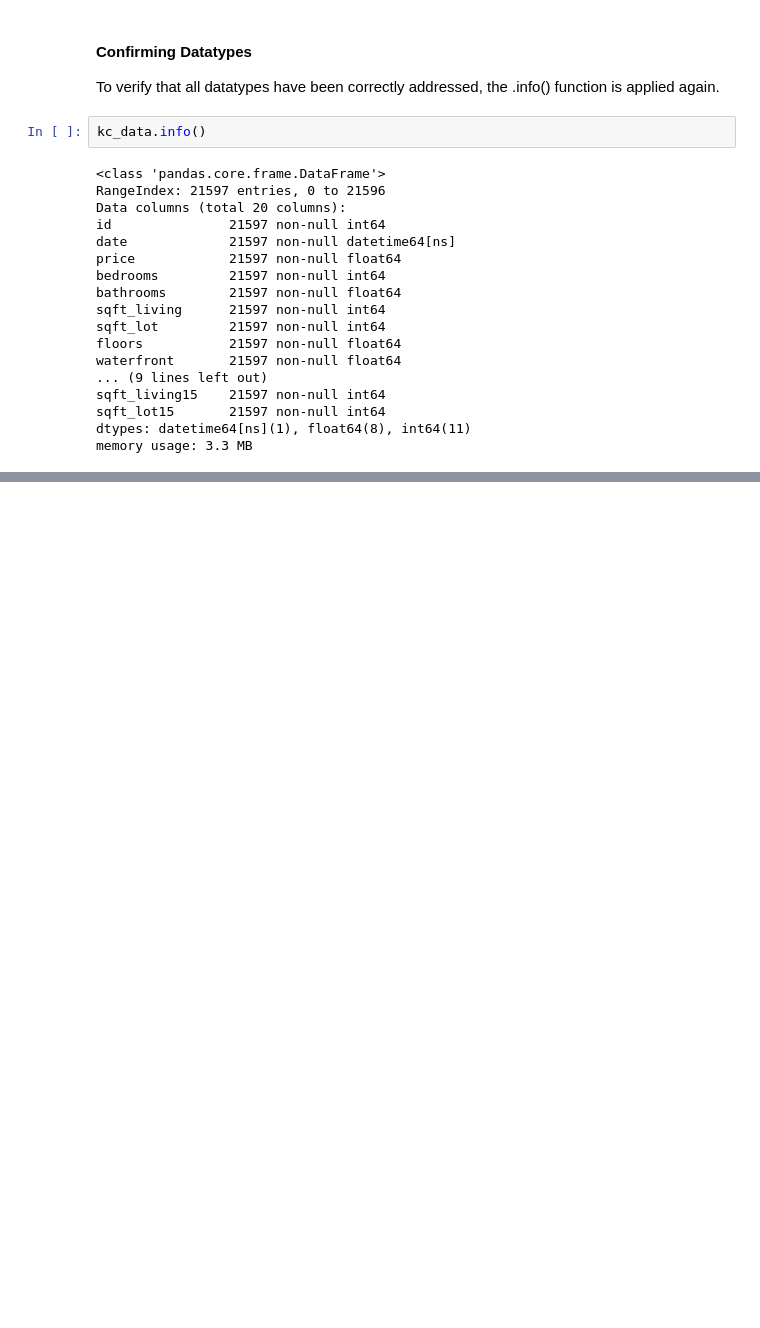
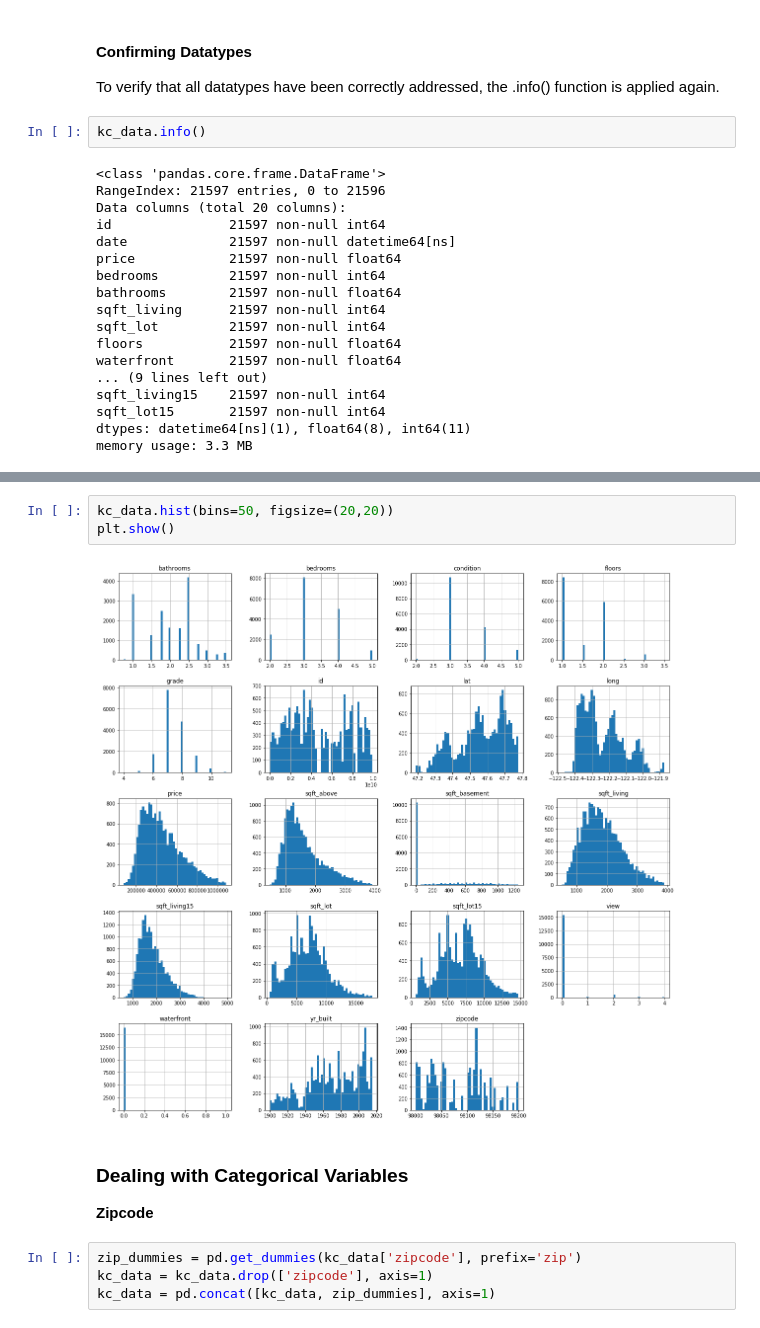
Before and after one commit to isobeldaley/dsc-v2-mod1-final-project-online-ds-ft-071519, a Jupyter notebook: student.ipynb, the cells around one changed output, grey strips where cells are left out. Saved outputs shown, nothing was run; the diff lists cells and outputs as text; blank space fills up the shorter version.

```diff
--- a/student.ipynb
+++ b/student.ipynb
@@ -426,0 +385,13 @@ kc_data.describe()
+# %%
+kc_data.hist(bins=50, figsize=(20,20))
+plt.show()
+# %% [output]
+[figure, added]
+# %% [markdown]
+### Dealing with Categorical Variables
+
+**Zipcode**
+# %%
+zip_dummies = pd.get_dummies(kc_data['zipcode'], prefix='zip')
+kc_data = kc_data.drop(['zipcode'], axis=1)
+kc_data = pd.concat([kc_data, zip_dummies], axis=1)
```
Also changed, not shown: parts of 46 cells of this notebook.
